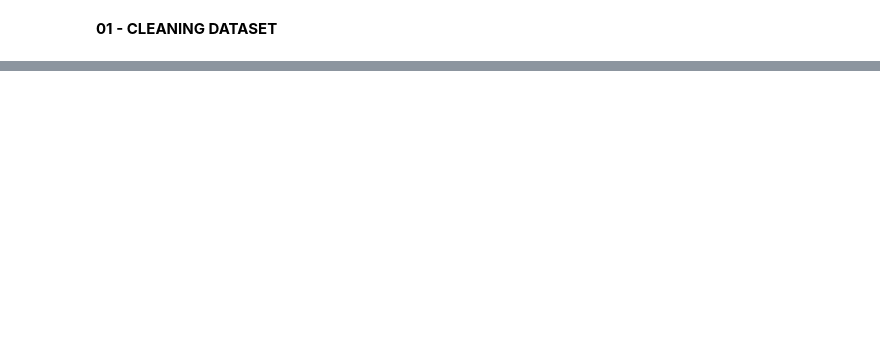
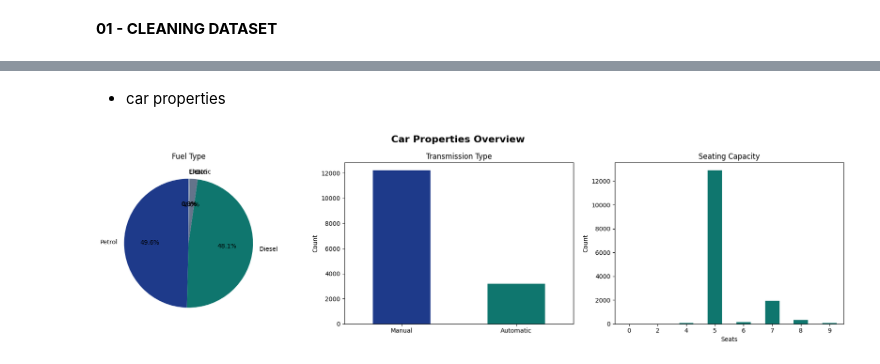
Before and after one commit to matuhwde/used-car-price-predictor, a Jupyter notebook: 01_cleaning_eda.ipynb, the cells around one changed output, grey strips where cells are left out. Saved outputs shown, nothing was run; the diff lists cells and outputs as text; code cells hidden in the pictures; blank space fills up the shorter version.

```diff
--- a/01_cleaning_eda.ipynb
+++ b/01_cleaning_eda.ipynb
@@ -26,0 +151,46 @@ pd.read_csv('/cardekho_dataset.csv')
+# %% [markdown]
+- car properties
+# %%
+
+fig, axes = plt.subplots(1, 3, figsize=(18, 5))
+
+# Main Title for the whole figure
+fig.suptitle('Car Properties Overview', fontsize=16, fontweight='bold')
+
+# Chart 1: Fuel Type Pie Chart
+car_data['fuel_type'].value_counts().plot(
+    kind='pie',
+    autopct='%1.1f%%',
+    colors=['#1E3A8A', '#0F766E', '#64748B', '#94A3B8', '#CBD5E1'],
+    startangle=90,
+    ylabel='',
+    ax=axes[0]
+)
+axes[0].set_title('Fuel Type')
+
+# Chart 2: Transmission Type Bar Chart
+car_data['transmission_type'].value_counts().plot(
+    kind='bar',
+    color=['#1E3A8A', '#0F766E'],
+    rot=0,
+    ax=axes[1]
+)
+axes[1].set_title('Transmission Type')
+axes[1].set_xlabel('')
+axes[1].set_ylabel('Count')
+
+# Chart 3: Seats Bar Chart
+car_data['seats'].value_counts().sort_index().plot(
+    kind='bar',
+    color='#0F766E',
+    rot=0,
+    ax=axes[2]
+)
+axes[2].set_title('Seating Capacity')
+axes[2].set_xlabel('Seats')
+axes[2].set_ylabel('Count')
+
+plt.tight_layout()
+plt.show()
+# %% [output]
+[figure, added]
```
Also changed, not shown: parts of 19 cells of this notebook.
